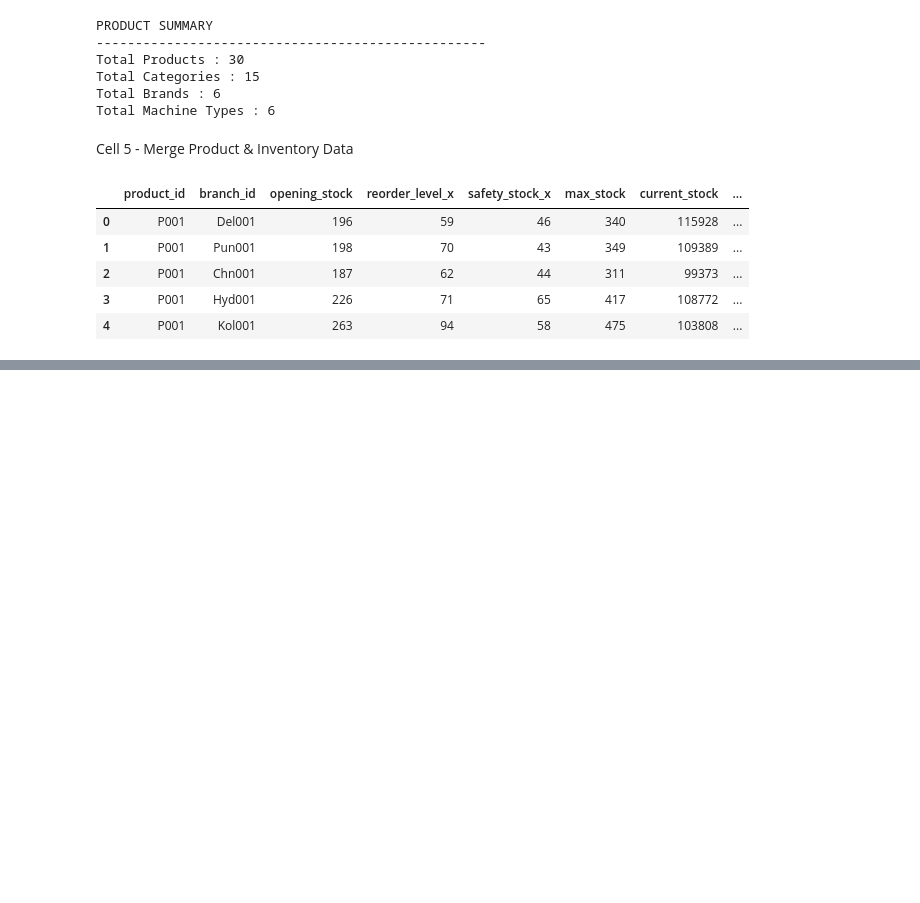
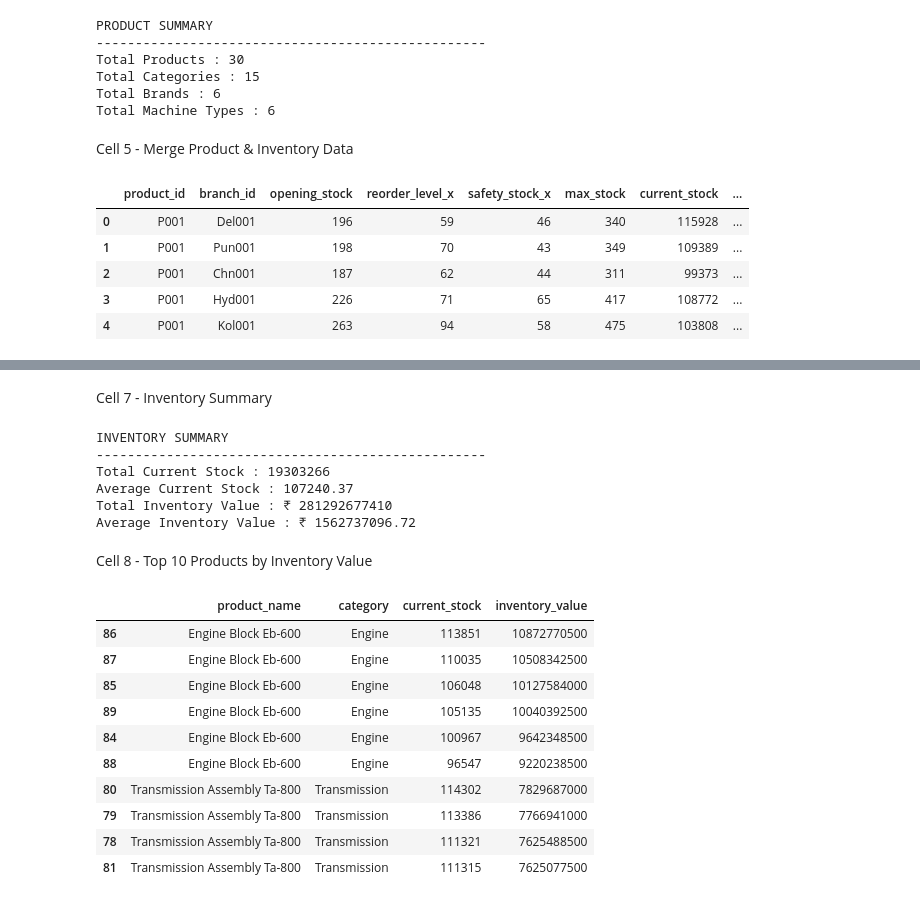
Before and after one commit to Riya-1923/Heavy-Supplier-Warehouse-Analytics, a Jupyter notebook: notebooks/Week3_Product_Inventory_Analysis.ipynb, the cells around one changed output, grey strips where cells are left out. Saved outputs shown, nothing was run; the diff lists cells and outputs as text; code cells hidden in the pictures; blank space fills up the shorter version.

```diff
--- a/notebooks/Week3_Product_Inventory_Analysis.ipynb
+++ b/notebooks/Week3_Product_Inventory_Analysis.ipynb
@@ -70,0 +93,49 @@ inventory_product.head()
+# %% [markdown]
+Cell 7 - Inventory Summary
+# %%
+print("INVENTORY SUMMARY")
+print("-"*50)
+
+print("Total Current Stock :", inventory_product["current_stock"].sum())
+
+print("Average Current Stock :", round(
+    inventory_product["current_stock"].mean(),2))
+
+print("Total Inventory Value : ₹",
+      round(inventory_product["inventory_value"].sum(),2))
+
+print("Average Inventory Value : ₹",
+      round(inventory_product["inventory_value"].mean(),2))
+# %% [output]
+INVENTORY SUMMARY
+--------------------------------------------------
+Total Current Stock : 19303266
+Average Current Stock : 107240.37
+Total Inventory Value : ₹ 281292677410
+Average Inventory Value : ₹ 1562737096.72
+# %% [markdown]
+Cell 8 - Top 10 Products by Inventory Value
+# %%
+top_inventory = inventory_product.sort_values(
+    by="inventory_value",
+    ascending=False
+).head(10)
+
+top_inventory[[
+    "product_name",
+    "category",
+    "current_stock",
+    "inventory_value"
+]]
+# %% [output]
+|  | product_name | category | current_stock | inventory_value |
+| 86 | Engine Block Eb-600 | Engine | 113851 | 10872770500 |
+| 87 | Engine Block Eb-600 | Engine | 110035 | 10508342500 |
+| 85 | Engine Block Eb-600 | Engine | 106048 | 10127584000 |
+| 89 | Engine Block Eb-600 | Engine | 105135 | 10040392500 |
+| 84 | Engine Block Eb-600 | Engine | 100967 | 9642348500 |
+| 88 | Engine Block Eb-600 | Engine | 96547 | 9220238500 |
+| 80 | Transmission Assembly Ta-800 | Transmission | 114302 | 7829687000 |
+| 79 | Transmission Assembly Ta-800 | Transmission | 113386 | 7766941000 |
+| 78 | Transmission Assembly Ta-800 | Transmission | 111321 | 7625488500 |
+| 81 | Transmission Assembly Ta-800 | Transmission | 111315 | 7625077500 |
```
Also changed, not shown: parts of 6 cells of this notebook.
